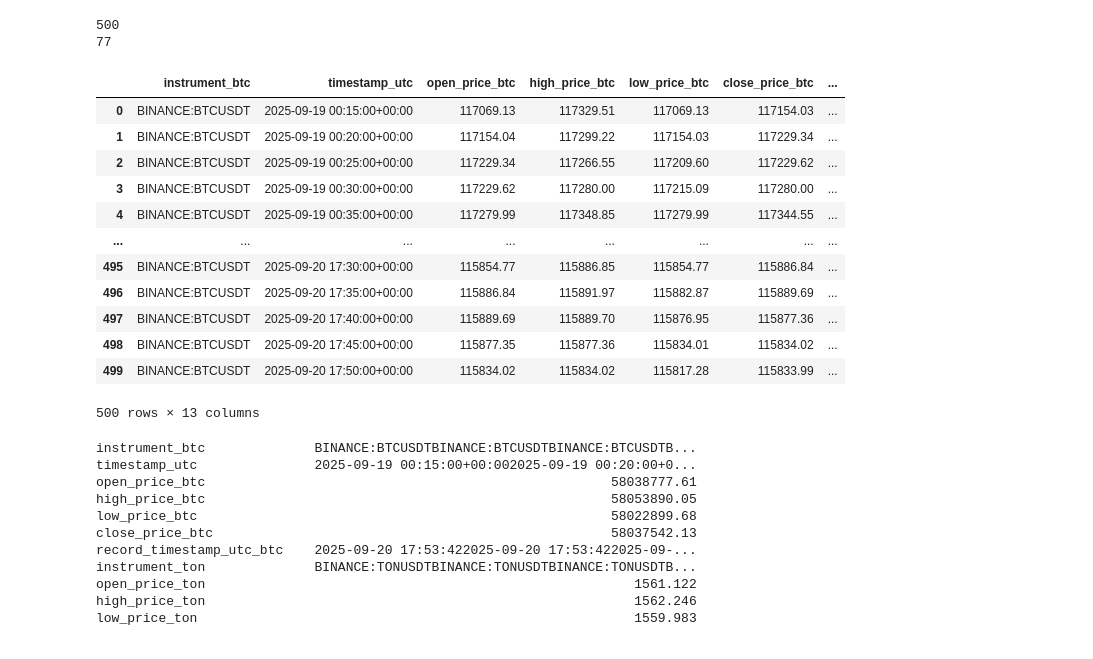
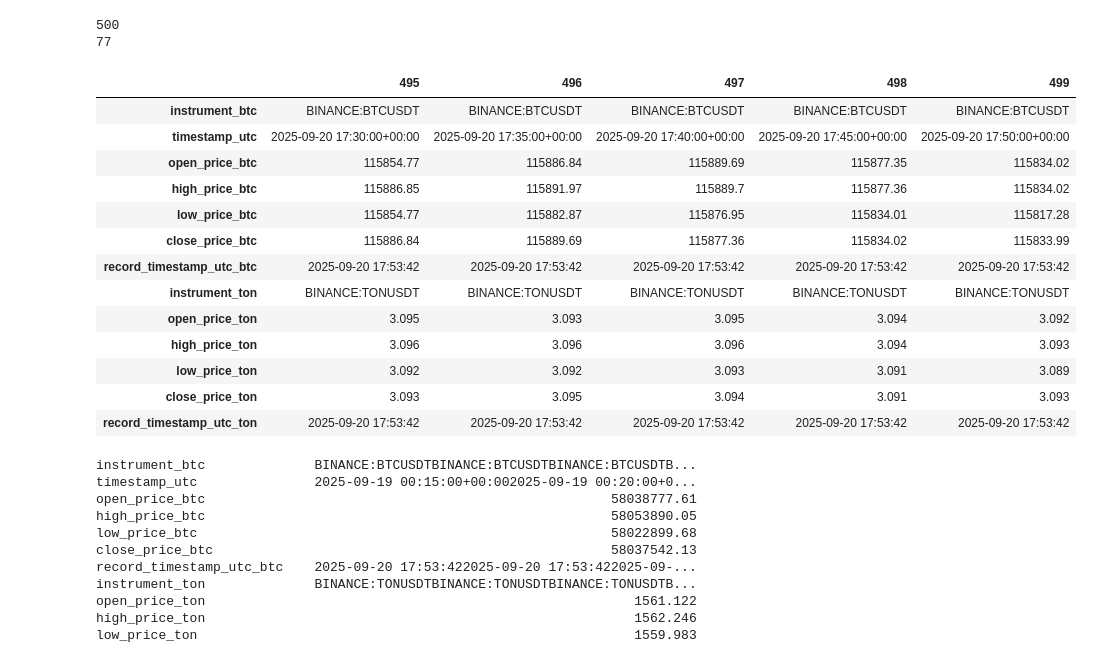
Before and after one commit to KhaledAShaheenTtu/Realtime-Trading-Monitoring, a Jupyter notebook: data_merge_experiment.ipynb, the cells around one changed output. Drawn from its saved outputs; the diff is of its cells as text; code cells hidden in the pictures.

Commit message:
Add data merge and signals writing functionality

```diff
--- a/data_merge_experiment.ipynb
+++ b/data_merge_experiment.ipynb
@@ -3,10 +3,29 @@
 
 import numpy as np
 import pandas as pd
+import os
+
+from trading_data_classes import GetDataTradingView, DataWorks, Strategy
+dw = DataWorks()
+s = Strategy()
+
+pd.set_option('display.max_columns', None)
+pd.set_option('display.max_rows', None)
 # %%
-df_TONUSDT = pd.read_csv('data/history/tonusdt.csv')
-df_BTCUSDT = pd.read_csv('data/history/btcusdt.csv')
-df_MAG7 = pd.read_csv('data/history/mag7.csv')
+# Retrieve the last 500 rows, and then (just in case) sort by timestamp and drop duplicates
+# To avoid potential mistakes in case of excessive data writing
+
+df_TONUSDT = pd.read_csv('data/history/tonusdt.csv').tail(500)\
+    .sort_values('timestamp_utc')\
+    .drop_duplicates('timestamp_utc')
+
+df_BTCUSDT = pd.read_csv('data/history/btcusdt.csv').tail(500).\
+    sort_values('timestamp_utc').\
+    drop_duplicates('timestamp_utc')
+
+df_MAG7 = pd.read_csv('data/history/mag7.csv').tail(500).\
+    sort_values('timestamp_utc').\
+    drop_duplicates('timestamp_utc')
 # %%
 print(len(df_TONUSDT))
 print(df_TONUSDT.timestamp_utc.min())
@@ -41,19 +60,20 @@ print(len(df_BTC_TON_MAG)) # Intersection of all 3
 500
 77
 # %%
-df_BTC_TON
+df_BTC_TON.tail(5).T
 # %% [output]
-|  | instrument_btc | timestamp_utc | open_price_btc | high_price_btc | low_price_btc | close_price_btc | ... |
-| 0 | BINANCE:BTCUSDT | 2025-09-19 00:15:00+00:00 | 117069.13 | 117329.51 | 117069.13 | 117154.03 | ... |
-| 1 | BINANCE:BTCUSDT | 2025-09-19 00:20:00+00:00 | 117154.04 | 117299.22 | 117154.03 | 117229.34 | ... |
-| 2 | BINANCE:BTCUSDT | 2025-09-19 00:25:00+00:00 | 117229.34 | 117266.55 | 117209.60 | 117229.62 | ... |
-| 3 | BINANCE:BTCUSDT | 2025-09-19 00:30:00+00:00 | 117229.62 | 117280.00 | 117215.09 | 117280.00 | ... |
-| 4 | BINANCE:BTCUSDT | 2025-09-19 00:35:00+00:00 | 117279.99 | 117348.85 | 117279.99 | 117344.55 | ... |
-| ... | ... | ... | ... | ... | ... | ... | ... |
-| 495 | BINANCE:BTCUSDT | 2025-09-20 17:30:00+00:00 | 115854.77 | 115886.85 | 115854.77 | 115886.84 | ... |
-| 496 | BINANCE:BTCUSDT | 2025-09-20 17:35:00+00:00 | 115886.84 | 115891.97 | 115882.87 | 115889.69 | ... |
-| 497 | BINANCE:BTCUSDT | 2025-09-20 17:40:00+00:00 | 115889.69 | 115889.70 | 115876.95 | 115877.36 | ... |
-| 498 | BINANCE:BTCUSDT | 2025-09-20 17:45:00+00:00 | 115877.35 | 115877.36 | 115834.01 | 115834.02 | ... |
-| 499 | BINANCE:BTCUSDT | 2025-09-20 17:50:00+00:00 | 115834.02 | 115834.02 | 115817.28 | 115833.99 | ... |
+|  | 495 | 496 | 497 | 498 | 499 |
+| instrument_btc | BINANCE:BTCUSDT | BINANCE:BTCUSDT | BINANCE:BTCUSDT | BINANCE:BTCUSDT | BINANCE:BTCUSDT |
+| timestamp_utc | 2025-09-20 17:30:00+00:00 | 2025-09-20 17:35:00+00:00 | 2025-09-20 17:40:00+00:00 | 2025-09-20 17:45:00+00:00 | 2025-09-20 17:50:00+00:00 |
+| open_price_btc | 115854.77 | 115886.84 | 115889.69 | 115877.35 | 115834.02 |
+| high_price_btc | 115886.85 | 115891.97 | 115889.7 | 115877.36 | 115834.02 |
+| low_price_btc | 115854.77 | 115882.87 | 115876.95 | 115834.01 | 115817.28 |
+| close_price_btc | 115886.84 | 115889.69 | 115877.36 | 115834.02 | 115833.99 |
+| record_timestamp_utc_btc | 2025-09-20 17:53:42 | 2025-09-20 17:53:42 | 2025-09-20 17:53:42 | 2025-09-20 17:53:42 | 2025-09-20 17:53:42 |
+| instrument_ton | BINANCE:TONUSDT | BINANCE:TONUSDT | BINANCE:TONUSDT | BINANCE:TONUSDT | BINANCE:TONUSDT |
+| open_price_ton | 3.095 | 3.093 | 3.095 | 3.094 | 3.092 |
+| high_price_ton | 3.096 | 3.096 | 3.096 | 3.094 | 3.093 |
+| low_price_ton | 3.092 | 3.092 | 3.093 | 3.091 | 3.089 |
+| close_price_ton | 3.093 | 3.095 | 3.094 | 3.091 | 3.093 |
+| record_timestamp_utc_ton | 2025-09-20 17:53:42 | 2025-09-20 17:53:42 | 2025-09-20 17:53:42 | 2025-09-20 17:53:42 | 2025-09-20 17:53:42 |
-500 rows × 13 columns
 # %%
```
Also changed, not shown: parts of 7 cells of this notebook, 4 other files.
